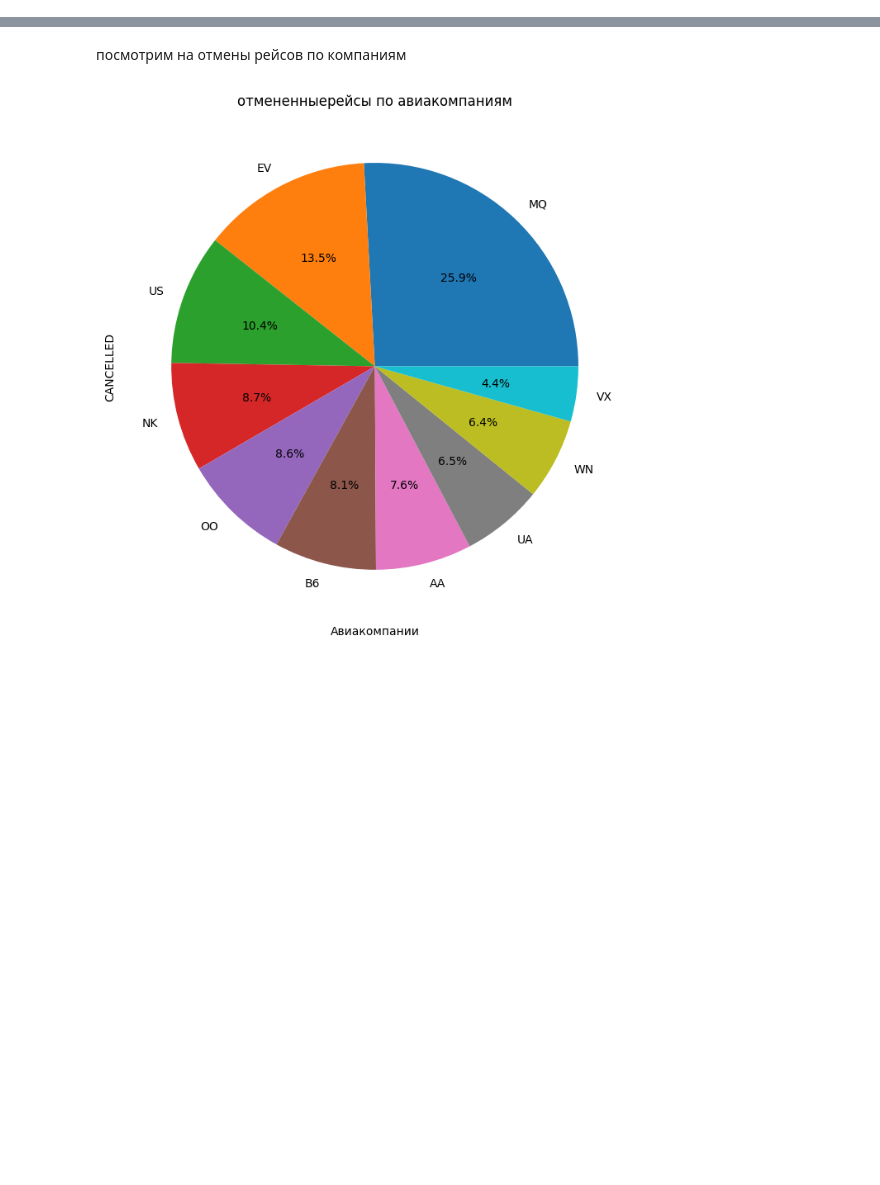
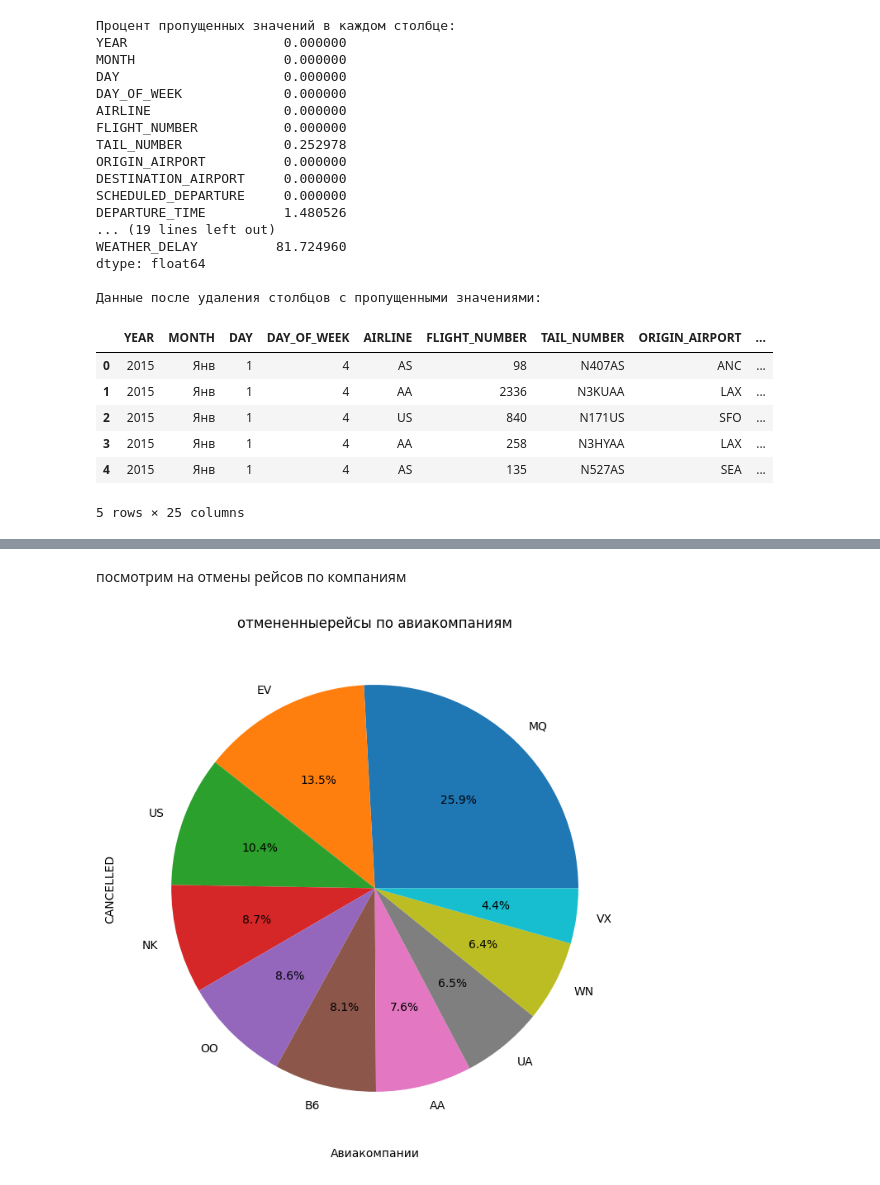
Before and after one commit to mx-k12/statprac_home_work_KaposhkoMV, a Jupyter notebook: HW_4_KaposhkoMV.ipynb, the cells around one changed output, grey strips where cells are left out. Drawn from its saved outputs; the diff is of its cells as text; code cells hidden in the pictures; blank space fills up the shorter version.

```diff
--- a/HW_4_KaposhkoMV.ipynb
+++ b/HW_4_KaposhkoMV.ipynb
@@ -33,6 +31,46 @@ df_flights['MONTH'] = df_flights['MONTH'].map({
     11: 'Нояб',
     12: 'Дек'
 })
+# %%
+missing_percent = (df_flights.isnull().sum() / len(df_flights)) * 100
+print("Процент пропущенных значений в каждом столбце:")
+print(missing_percent)
+
+# 2. Удаление столбцов, где процент пропущенных значений превышает порог (например, 50%)
+threshold = 50  # Порог для удаления столбцов (в процентах)
+columns_to_drop = missing_percent[missing_percent > threshold].index
+df_flights = df_flights.drop(columns=columns_to_drop)
+
+
+# 4. Проверка данных после удаления
+print("\nДанные после удаления столбцов с пропущенными значениями:")
+
+df_flights.head()
+# %% [output]
+Процент пропущенных значений в каждом столбце:
+YEAR                    0.000000
+MONTH                   0.000000
+DAY                     0.000000
+DAY_OF_WEEK             0.000000
+AIRLINE                 0.000000
+FLIGHT_NUMBER           0.000000
+TAIL_NUMBER             0.252978
+ORIGIN_AIRPORT          0.000000
+DESTINATION_AIRPORT     0.000000
+SCHEDULED_DEPARTURE     0.000000
+DEPARTURE_TIME          1.480526
+... (19 lines left out)
+WEATHER_DELAY          81.724960
+dtype: float64
+
+Данные после удаления столбцов с пропущенными значениями:
+|  | YEAR | MONTH | DAY | DAY_OF_WEEK | AIRLINE | FLIGHT_NUMBER | TAIL_NUMBER | ORIGIN_AIRPORT | ... |
+| 0 | 2015 | Янв | 1 | 4 | AS | 98 | N407AS | ANC | ... |
+| 1 | 2015 | Янв | 1 | 4 | AA | 2336 | N3KUAA | LAX | ... |
+| 2 | 2015 | Янв | 1 | 4 | US | 840 | N171US | SFO | ... |
+| 3 | 2015 | Янв | 1 | 4 | AA | 258 | N3HYAA | LAX | ... |
+| 4 | 2015 | Янв | 1 | 4 | AS | 135 | N527AS | SEA | ... |
+5 rows × 25 columns
 # %%
 df_flights.head()
 #df_airlines.head()
```
Also changed, not shown: parts of 2 cells of this notebook.
